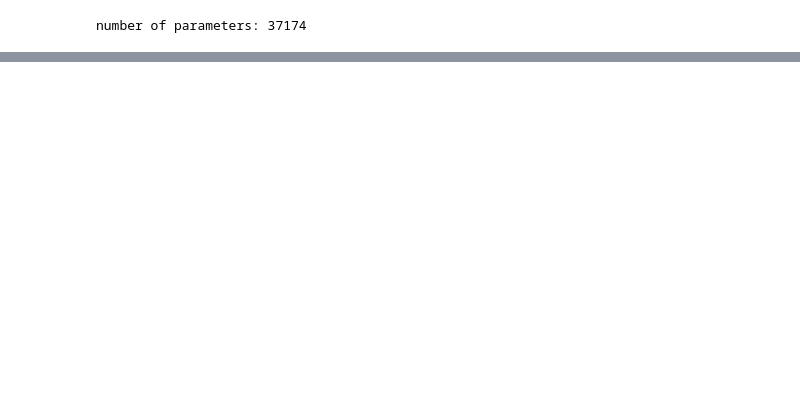
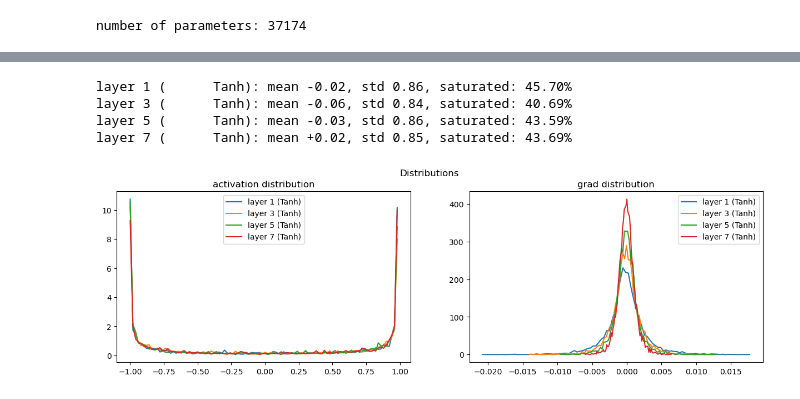
Before and after one commit to nebulaw/charmore, a Jupyter notebook: notebooks/charmore_p5.ipynb, the cells around one changed output, grey strips where cells are left out. Saved outputs shown, nothing was run; the diff lists cells and outputs as text; code cells hidden in the pictures; blank space fills up the shorter version.

```diff
--- a/notebooks/charmore_p5.ipynb
+++ b/notebooks/charmore_p5.ipynb
@@ -224,0 +250,12 @@ step: 200000; loss: 1.9271
+# %%
+# Weights are scaled by 3
+# as you can see outputs are less squiggly
+# but they are pushed to the borders
+# also grads are shrinking towards the middle
+show_distributions()
+# %% [output]
+layer 1 (      Tanh): mean -0.02, std 0.86, saturated: 45.70%
+layer 3 (      Tanh): mean -0.06, std 0.84, saturated: 40.69%
+layer 5 (      Tanh): mean -0.03, std 0.86, saturated: 43.59%
+layer 7 (      Tanh): mean +0.02, std 0.85, saturated: 43.69%
+[figure, added]
```
Also changed, not shown: parts of 16 cells of this notebook.
